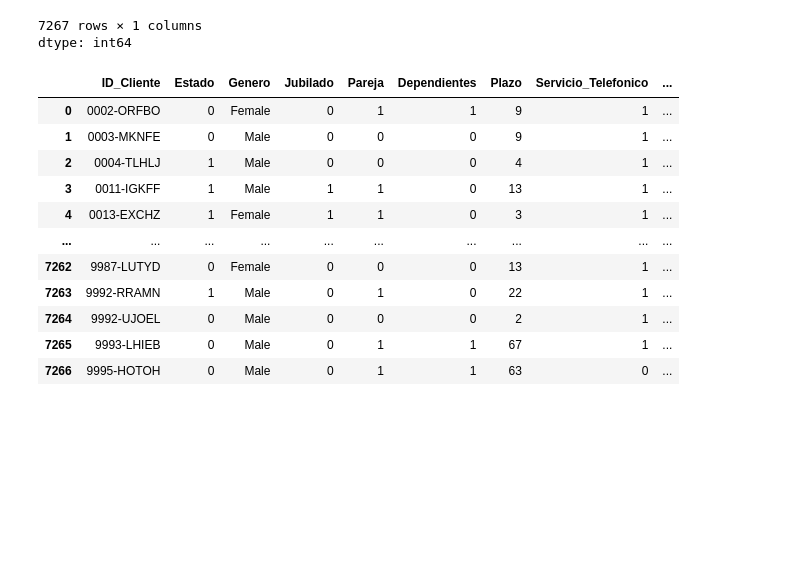
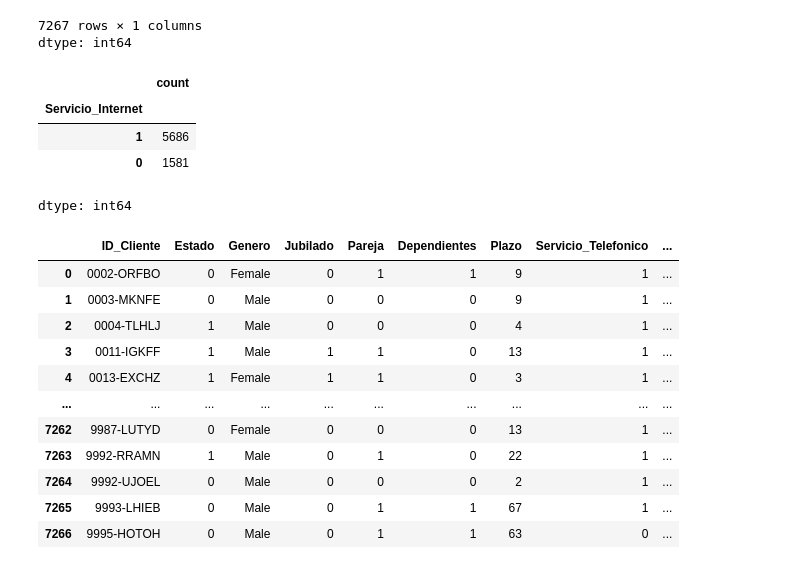
Before and after one commit to AbiFani/Challenge_TelecomX_Latam, a Jupyter notebook: TelecomX_LATAM.ipynb, the cells around one changed output. Saved outputs shown, nothing was run; the diff lists cells and outputs as text; code cells hidden in the pictures; blank space fills up the shorter version.

```diff
--- a/TelecomX_LATAM.ipynb
+++ b/TelecomX_LATAM.ipynb
@@ -1270,6 +1270,15 @@ nuevo_dataframe['Servicio_Internet']
 | 7266 | 1 |
 7267 rows × 1 columns
 dtype: int64
+# %%
+# cuentas cuantos si y no tiene el dataframe
+nuevo_dataframe['Servicio_Internet'].value_counts()
+# %% [output]
+|  | count |
+| Servicio_Internet |  |
+| 1 | 5686 |
+| 0 | 1581 |
+dtype: int64
 # %%
 nuevo_dataframe
 # %% [output]
```
